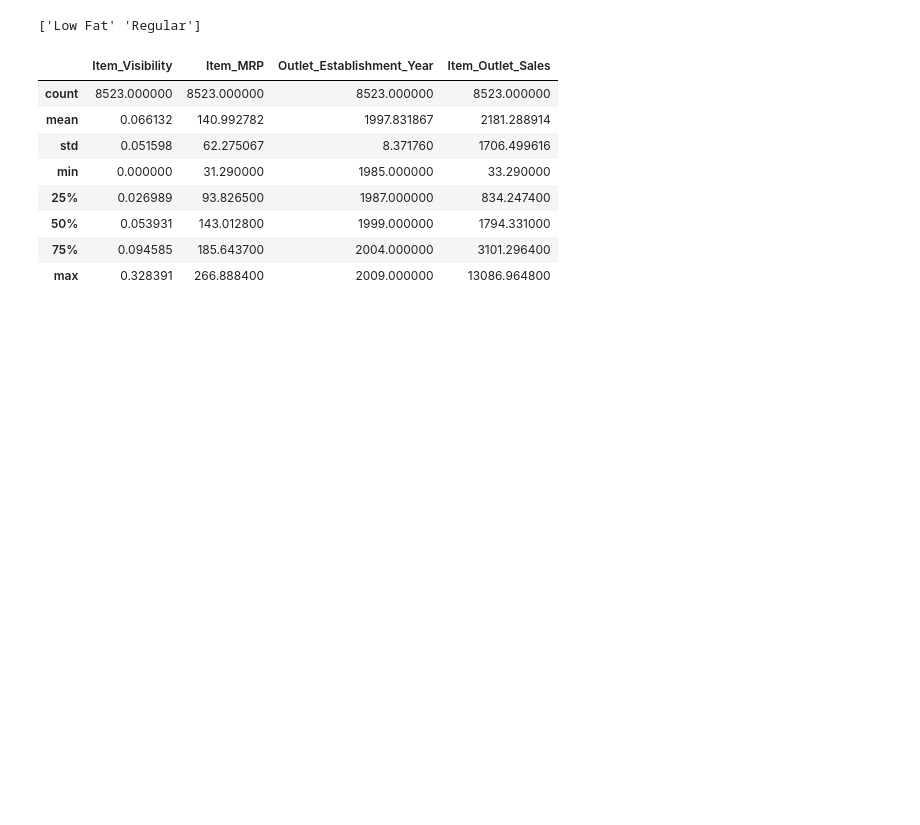
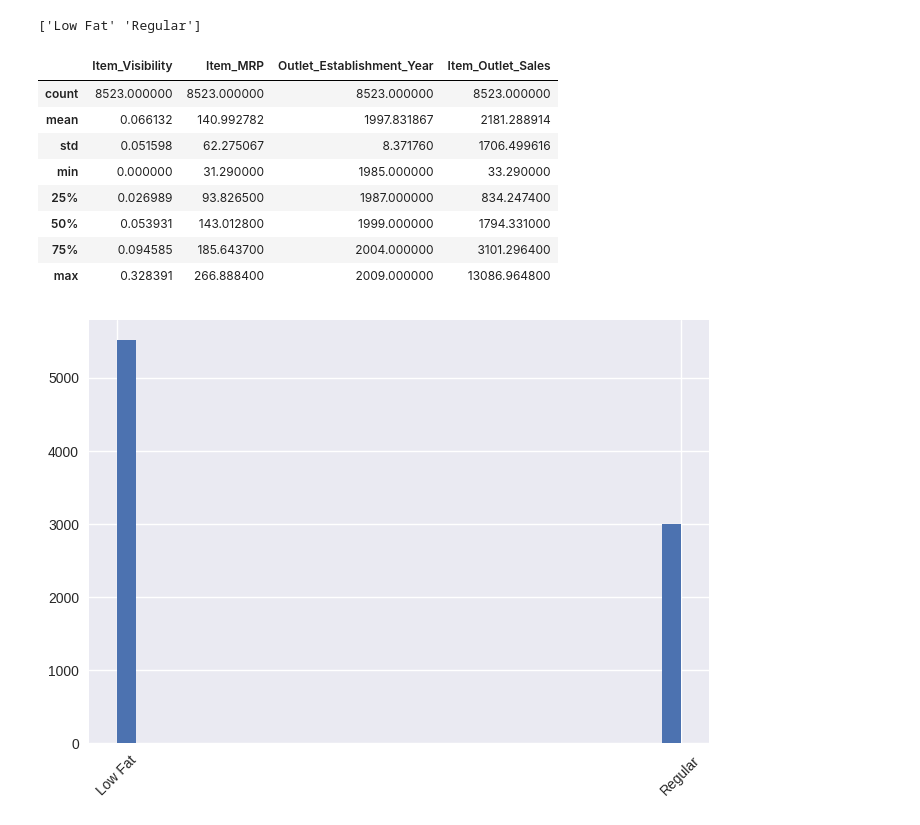
Before and after one commit to jabbautista/Food-Sales-Prediction, a Jupyter notebook: Pandas_(Sales_Prediction).ipynb, the cells around one changed output. Cells and saved outputs as stored; diff of their text form; code cells hidden in the pictures; blank space fills up the shorter version.

```diff
--- a/Pandas_(Sales_Prediction).ipynb
+++ b/Pandas_(Sales_Prediction).ipynb
@@ -143,3 +146,11 @@ df.describe()
 | 50% | 0.053931 | 143.012800 | 1999.000000 | 1794.331000 |
 | 75% | 0.094585 | 185.643700 | 2004.000000 | 3101.296400 |
 | max | 0.328391 | 266.888400 | 2009.000000 | 13086.964800 |
+# %%
+plt.style.use('seaborn');
+df['Item_Fat_Content'].hist(bins = 30);
+plt.xticks(rotation = 45);
+
+# more low fat items are sold, almost 2x more
+# %% [output]
+[figure, added]
```
Also changed, not shown: parts of 9 cells of this notebook.
